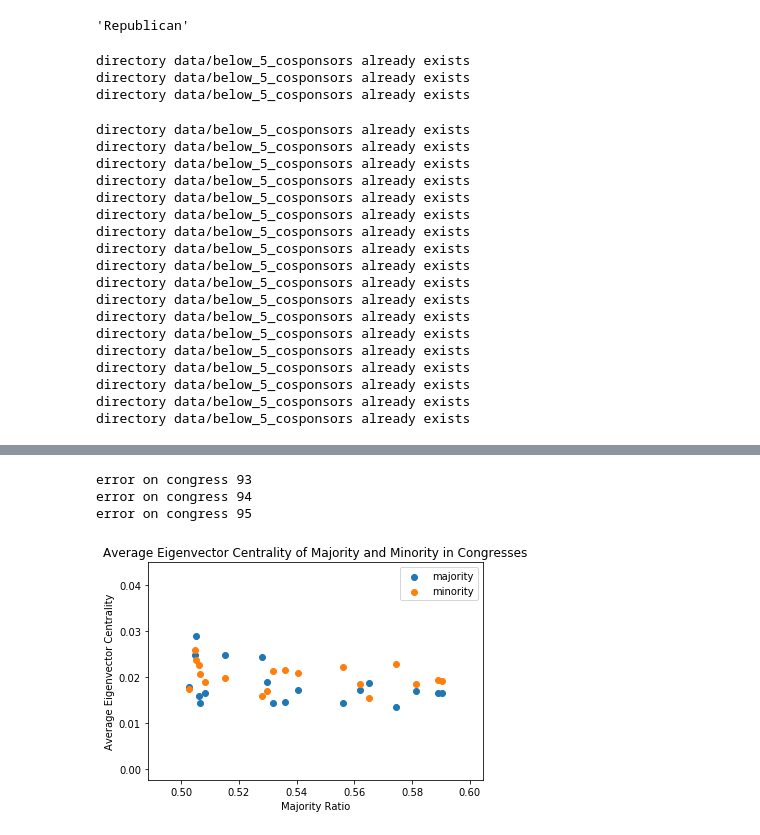
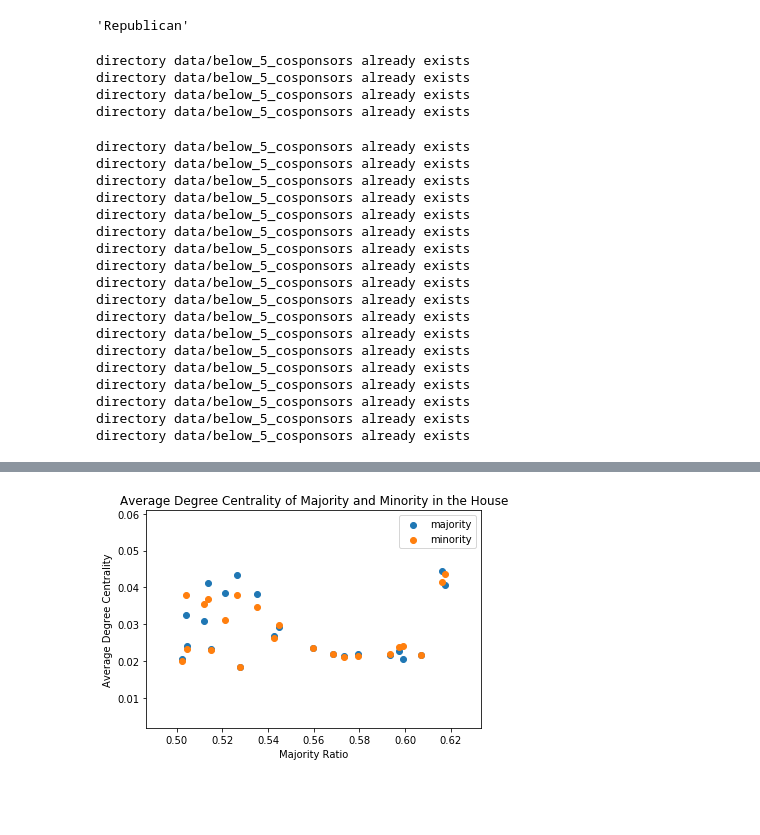
Before and after one commit to emmaling27/networks-research, a Jupyter notebook: bill_cosponsorship_analysis.ipynb, the cells around one changed output, grey strips where cells are left out. Drawn from its saved outputs; the diff is of its cells as text; code cells hidden in the pictures; blank space fills up the shorter version.

```diff
--- a/bill_cosponsorship_analysis.ipynb
+++ b/bill_cosponsorship_analysis.ipynb
@@ -424,16 +370,18 @@ get_majority(G, party_affil_dict)
 t = 5
 for congress in range(93, 115):
     congress_df = pd.read_csv("data/govtrack_cosponsor_data/govtrack_cosponsor_data_" + str(congress) + "_congress.csv")
+    congress_df = congress_df[congress_df.district.notnull()]
     congress_df = below_threshold_df(congress_df, t)
     try:
         os.mkdir("data/below_" + str(t) + "_cosponsors")
     except:
         print("directory data/below_" + str(t) + "_cosponsors already exists")
-    congress_df.to_csv("data/below_" + str(t) + "_cosponsors/congress_" + str(congress) + ".csv")
+    congress_df.to_csv("data/below_" + str(t) + "_cosponsors/congress_" + str(congress) + "_house.csv")
 # %% [output]
 directory data/below_5_cosponsors already exists
 directory data/below_5_cosponsors already exists
 directory data/below_5_cosponsors already exists
+directory data/below_5_cosponsors already exists
 directory data/below_5_cosponsors already exists
 directory data/below_5_cosponsors already exists
 directory data/below_5_cosponsors already exists
@@ -455,15 +403,15 @@ directory data/below_5_cosponsors already exists
 # %%
 t = 5
 for congress in range(93, 115):
-    congress_df = pd.read_csv("data/below_" + str(t) + "_cosponsors/congress_" + str(congress) + ".csv")
+    congress_df = pd.read_csv("data/below_" + str(t) + "_cosponsors/congress_" + str(congress) + "_house.csv")
     G = make_graph(congress_df, party_affil_dict)
-    write_gpickle(G, "data/graphs/congress_" + str(congress) + "_below_" + str(t) + ".pkl")
+    write_gpickle(G, "data/graphs/congress_" + str(congress) + "_below_" + str(t) + "_house.pkl")
 # %%
 def ave_centrality(party_affil_dict, centrality_type):
     majority_ratio, ave_maj_centrality, ave_min_centrality, maj_parties = [], [], [], []
     t = 5
     for congress in range(93, 115):
-        G = read_gpickle("data/graphs/congress_" + str(congress) + "_below_" + str(t) + ".pkl")
+        G = read_gpickle("data/graphs/congress_" + str(congress) + "_below_" + str(t) + "_house.pkl")
         maj_party = get_majority(G, party_affil_dict)
         try:
             centrality_dict = get_centrality_types()[centrality_type](G)
@@ -510,17 +458,14 @@ def plot_centralities(ave_centralities, centrality_type):
     plt.xlabel("Majority Ratio")
     plt.ylabel("Average " + centrality_type + " Centrality")
     plt.legend()
-    plt.title("Average " + centrality_type + " Centrality of Majority and Minority in Congresses")
-    plt.savefig("plots/" + centrality_type + "_centrality_congresses")
+    plt.title("Average " + centrality_type + " Centrality of Majority and Minority in the House")
+    plt.savefig("plots/" + centrality_type + "_centrality_houses")
     plt.show()
 # %%
-cent = "Eigenvector"
+cent = "Degree"
 plot_centralities(ave_centrality(party_affil_dict, cent), cent)
 # %% [output]
-error on congress 93
-error on congress 94
-error on congress 95
-[figure, old version]
+[figure, new version]
 # %%
 def plot_centrality_diff(ave_centralities, centrality_type):
     plt.scatter(ave_centralities[2][ave_centralities[3]=='Democrat'], ave_centralities[0][ave_centralities[3]=='Democrat'] - ave_centralities[1][ave_centralities[3]=='Democrat'], label="Democrat majority")
```
Also changed, not shown: parts of 18 cells of this notebook, 20 other files.
